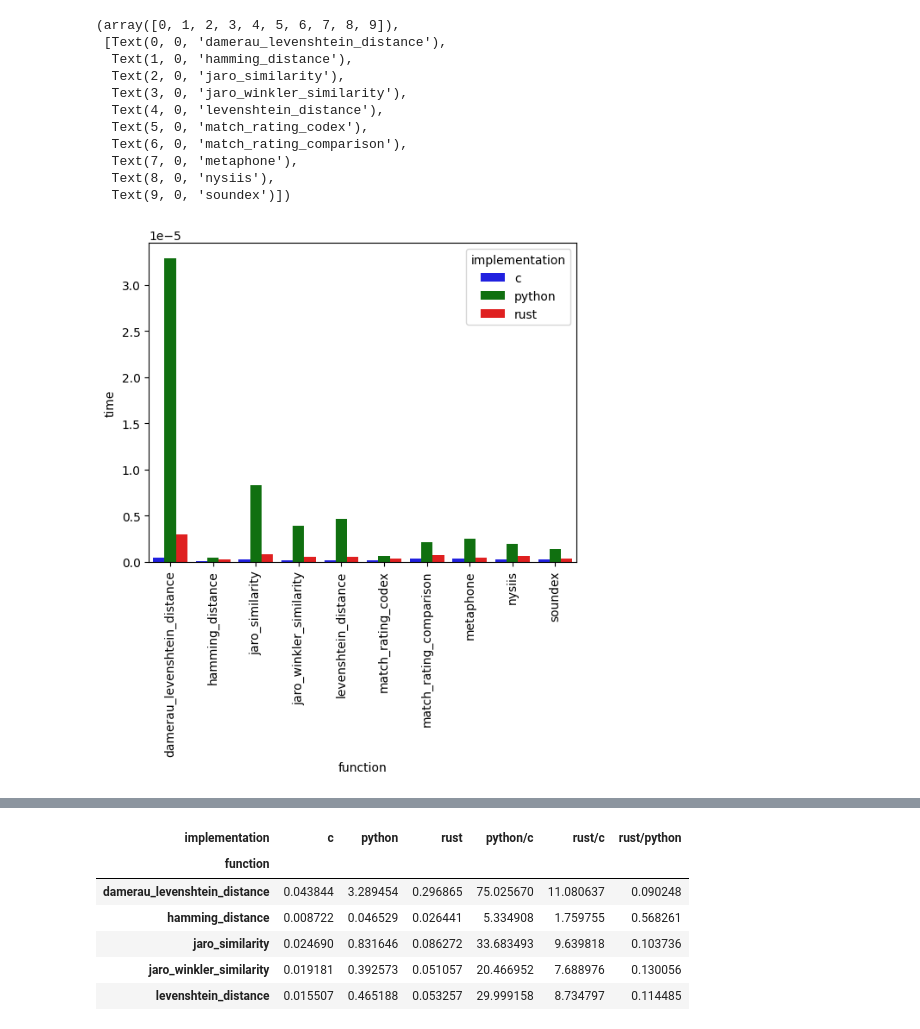
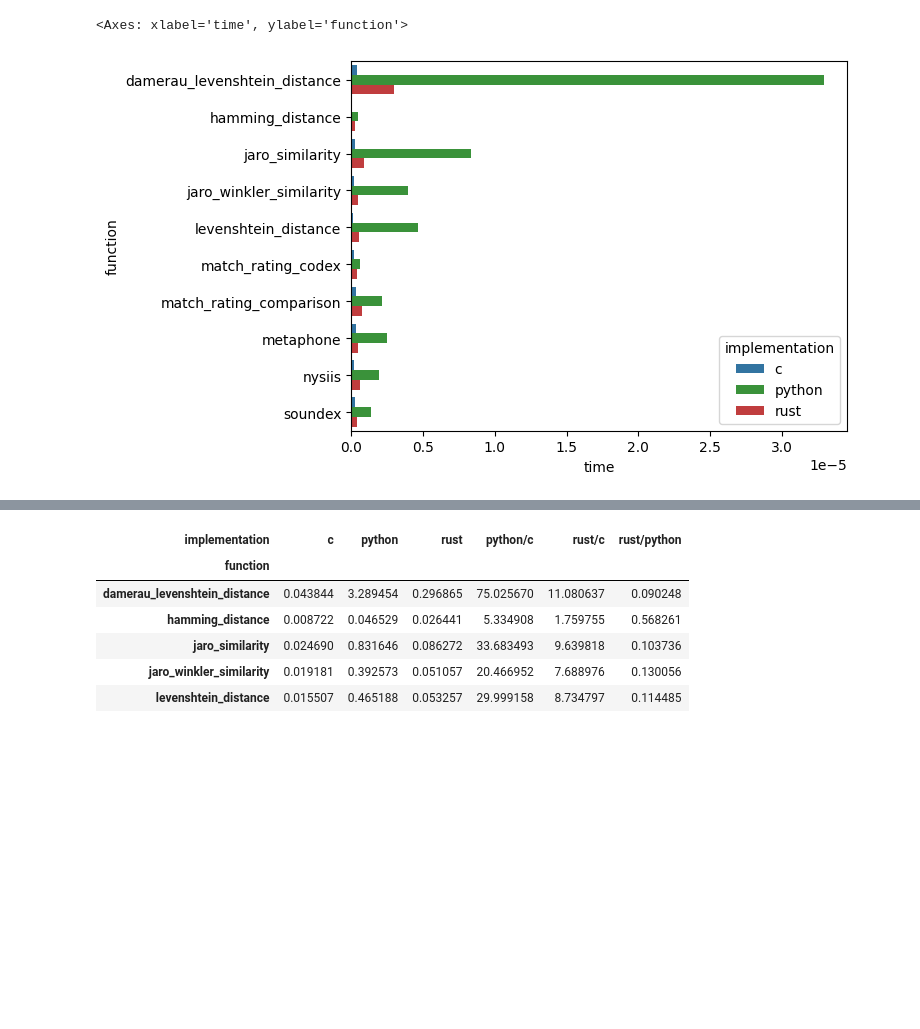
Before and after one commit to jamesturk/jellyfish, a Jupyter notebook: benchmarks/compare.ipynb, the cells around one changed output, grey strips where cells are left out. Saved outputs shown, nothing was run; the diff lists cells and outputs as text; code cells hidden in the pictures; blank space fills up the shorter version.

```diff
--- a/benchmarks/compare.ipynb
+++ b/benchmarks/compare.ipynb
@@ -6,24 +9,12 @@ cols=('py_version', 'jf_version', 'implementation', 'function', 'time')
 df = pd.read_csv('timedruns.csv', names=cols)
 #pivoted = df.pivot_table(index=['function'], columns=['implementation'])
 # %%
-colors = {"python": "green", "c" : "blue", "rust": "red"}
+colors = {"python": green, "c" : blue, "rust": red}
 
-sns.barplot(x='function', y='time', hue='implementation', data=df, palette=colors)
+sns.barplot(y='function', x='time', hue='implementation', data=df, palette=colors)
 # turn the labels 90 degrees
-import matplotlib.pyplot as plt
-plt.xticks(rotation=90)
 # %% [output]
-(array([0, 1, 2, 3, 4, 5, 6, 7, 8, 9]),
- [Text(0, 0, 'damerau_levenshtein_distance'),
-  Text(1, 0, 'hamming_distance'),
-  Text(2, 0, 'jaro_similarity'),
-  Text(3, 0, 'jaro_winkler_similarity'),
-  Text(4, 0, 'levenshtein_distance'),
-  Text(5, 0, 'match_rating_codex'),
-  Text(6, 0, 'match_rating_comparison'),
-  Text(7, 0, 'metaphone'),
-  Text(8, 0, 'nysiis'),
-  Text(9, 0, 'soundex')])
+<Axes: xlabel='time', ylabel='function'>
-[figure, old version]
+[figure, new version]
 # %%
 # log scale same plot
```
Also changed, not shown: parts of 4 cells of this notebook.
